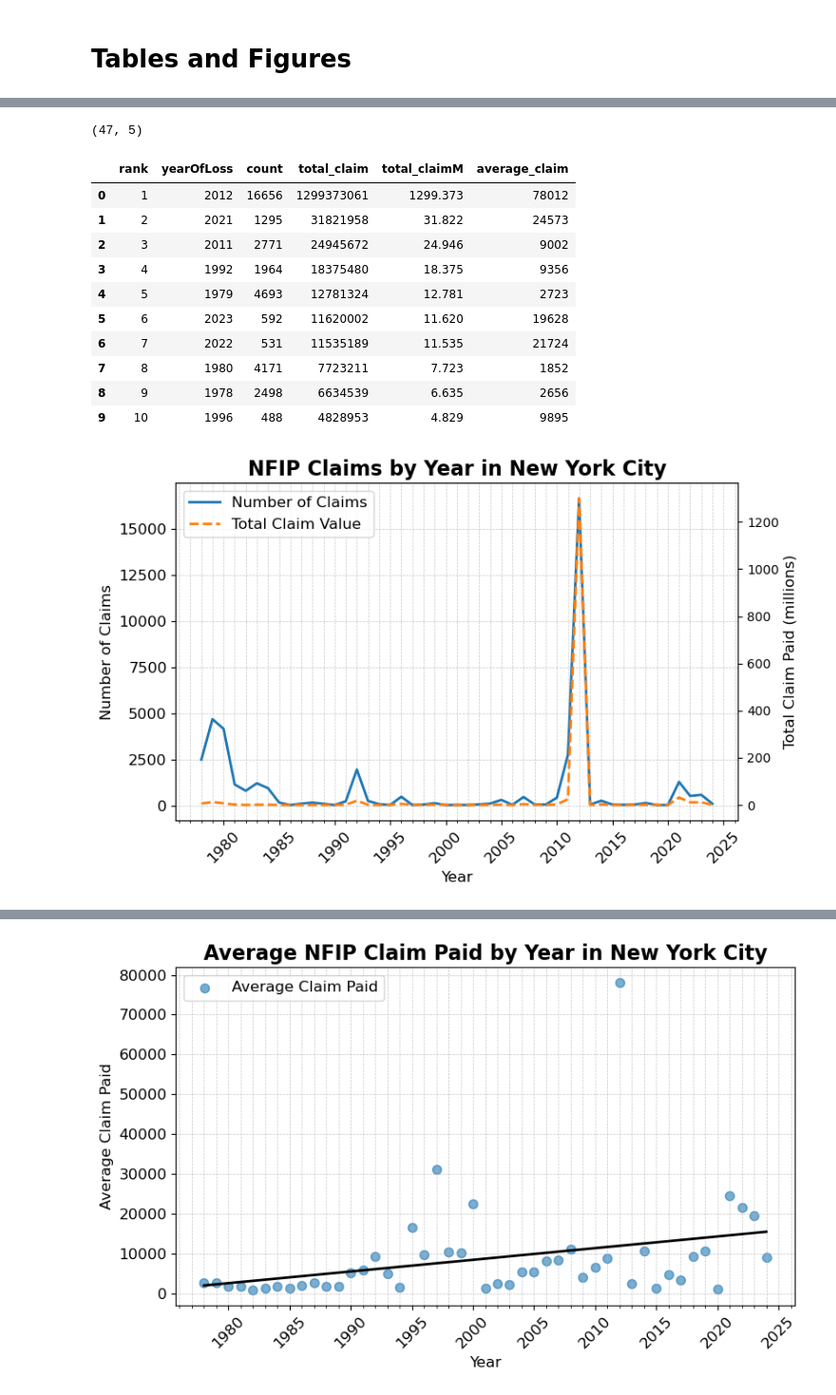
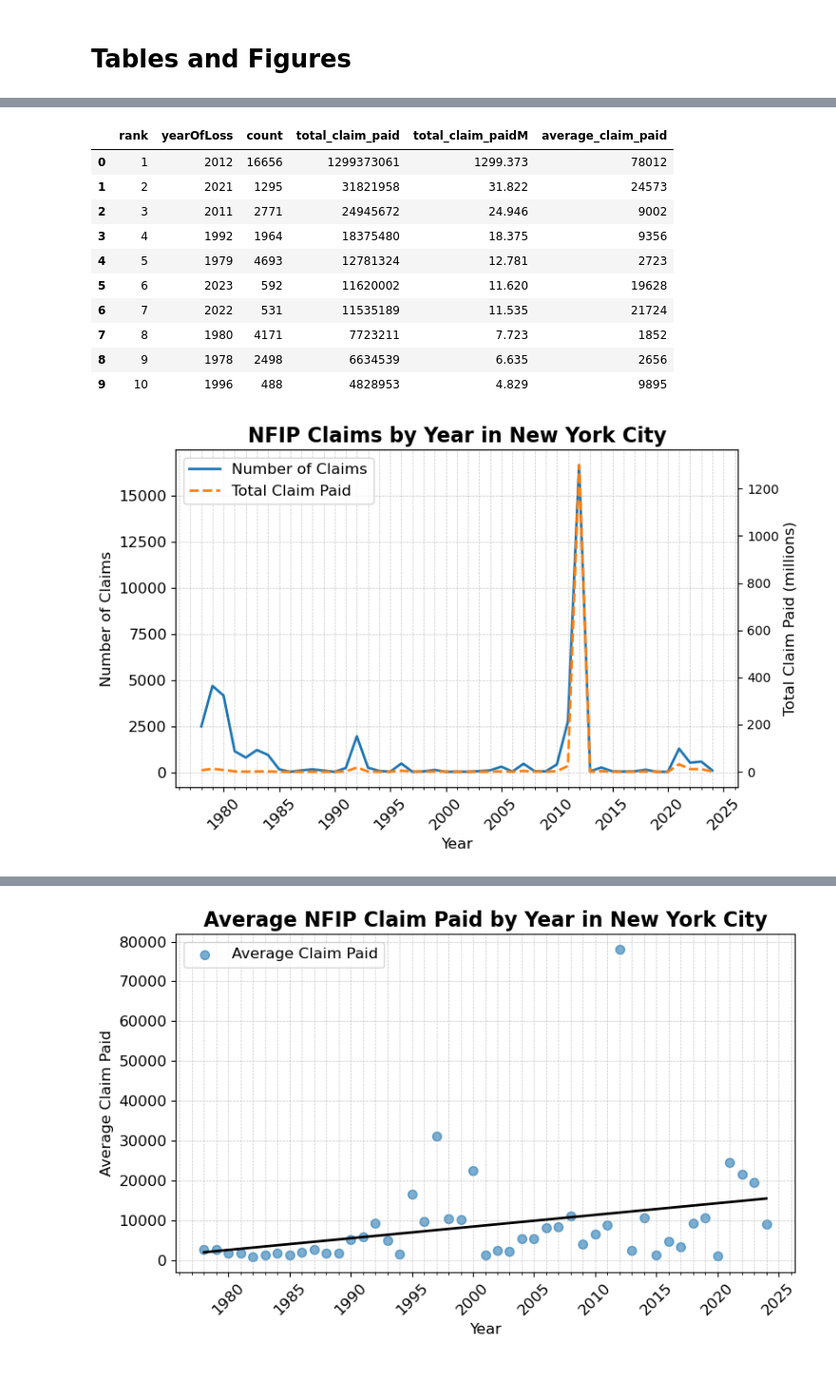
Before and after one commit to mebauer/nyc-odw25-nfip, a Jupyter notebook: figures.ipynb, the cells around one changed output, grey strips where cells are left out. Shown at 95% size. Drawn from its saved outputs; the diff is of its cells as text; code cells hidden in the pictures.

```diff
--- a/figures.ipynb
+++ b/figures.ipynb
@@ -385,30 +408,34 @@ df
 # %%
 sql = """
     SELECT
-        floodEvent,
         yearOfLoss,
         COUNT(*) AS count,
-        ROUND((SUM(amountPaidOnBuildingClaim)
+        ROUND(
+            SUM(amountPaidOnBuildingClaim)
             + SUM(amountPaidOnContentsClaim)
-            + SUM(amountPaidOnIncreasedCostOfComplianceClaim)) / 1_000_000, 3) AS total_amount_paidM,
-        ROUND((SUM(amountPaidOnBuildingClaim)
+            + SUM(amountPaidOnIncreasedCostOfComplianceClaim
+        ), 0)::BIGINT AS total_claim_paid,
+        ROUND(
+            (SUM(amountPaidOnBuildingClaim)
             + SUM(amountPaidOnContentsClaim)
             + SUM(amountPaidOnIncreasedCostOfComplianceClaim)
-        ) / count, 0)::INT AS average_amount_paid
+        ) / 1_000_000, 3) AS total_claim_paidM,
+        ROUND(
+            (SUM(amountPaidOnBuildingClaim)
+            + SUM(amountPaidOnContentsClaim)
+            + SUM(amountPaidOnIncreasedCostOfComplianceClaim)
+        ) / count, 0)::INT AS average_claim_paid
     FROM
         claims
     WHERE
-        floodEvent NOT NULL
+        yearOfLoss != 2025
     GROUP BY
-        floodEvent, yearOfLoss
+        yearOfLoss
     ORDER BY
-        total_amount_paidM DESC
-    LIMIT
-        15
+        total_claim_paid DESC
 """
 
 df = con.sql(sql).to_df()
-
 print(df.shape)
-df
+df.head()
 # %% [output]
@@ -432,51 +449,21 @@ df
-# %%
-sql = """
-    SELECT
-        yearOfLoss,
-        COUNT(*) AS count,
-        ROUND(
-            SUM(amountPaidOnBuildingClaim)
-            + SUM(amountPaidOnContentsClaim)
-            + SUM(amountPaidOnIncreasedCostOfComplianceClaim), 0)::BIGINT AS total_claim,
-        ROUND((SUM(amountPaidOnBuildingClaim)
-            + SUM(amountPaidOnContentsClaim)
-            + SUM(amountPaidOnIncreasedCostOfComplianceClaim)) / 1_000_000, 3) AS total_claimM,
-        ROUND((SUM(amountPaidOnBuildingClaim)
-            + SUM(amountPaidOnContentsClaim)
-            + SUM(amountPaidOnIncreasedCostOfComplianceClaim)
-        ) / count, 0)::INT AS average_claim
-    FROM
-        claims
-    WHERE
-        yearOfLoss != 2025
-    GROUP BY
-        yearOfLoss
-    ORDER BY
-        total_claim DESC
-"""
-
-df = con.sql(sql).to_df()
-print(df.shape)
-# %% [output]
-(47, 5)
 # %%
 top_ten = (
     df
-    .sort_values(by='total_claim', ascending=False)
+    .sort_values(by='total_claim_paid', ascending=False)
     .head(10)
     .assign(rank=range(1, 11))
 )
 
 cols = [
     'rank', 'yearOfLoss',
-    'count', 'total_claim', 'total_claimM', 'average_claim'
+    'count', 'total_claim_paid', 'total_claim_paidM', 'average_claim_paid'
 ]
 
 top_ten = top_ten.loc[:, cols]
 
 top_ten
 # %% [output]
-|  | rank | yearOfLoss | count | total_claim | total_claimM | average_claim |
+|  | rank | yearOfLoss | count | total_claim_paid | total_claim_paidM | average_claim_paid |
 | 0 | 1 | 2012 | 16656 | 1299373061 | 1299.373 | 78012 |
 | 1 | 2 | 2021 | 1295 | 31821958 | 31.822 | 24573 |
 | 2 | 3 | 2011 | 2771 | 24945672 | 24.946 | 9002 |
@@ -509,44 +496,44 @@ ax2 = ax1.twinx()
 sns.lineplot(
     data=df,
     x='yearOfLoss',
-    y='total_claimM',
+    y='total_claim_paidM',
     ax=ax2,
     color='C1',
     linewidth=2,
     linestyle='--',  # Dashed line for differentiation
-    label='Total Claim Value'
+    label='Total Claim Paid'
 )
 
 # set the title and labels with clear and concise text
 ax1.set_title('NFIP Claims by Year in New York City', fontsize=16, weight='bold')
 ax1.set_xlabel('Year', fontsize=12)
 ax1.set_ylabel('Number of Claims', fontsize=12)
 ax2.set_ylabel('Total Claim Paid (millions)', fontsize=12)
 
 # set the x-axis major and minor ticks
 ax1.xaxis.set_major_locator(ticker.MultipleLocator(5))
 ax1.xaxis.set_minor_locator(ticker.MultipleLocator(1))
 
 # improve tick label formatting
 ax1.tick_params(axis='x', rotation=45)  # Rotate x-ticks for better readability
 ax1.tick_params(axis='both', which='major', labelsize=12)
 ax1.tick_params(axis='both', which='minor', labelsize=10)
 
 # add a grid with lighter lines and make sure the grid is only on the primary axis
 ax1.grid(True, which='both', axis='both', linestyle='--', linewidth=0.5, alpha=0.7)
 
 # combine the legends from both axes and put them in the upper left
 handles, labels = ax1.get_legend_handles_labels()
 handles2, labels2 = ax2.get_legend_handles_labels()
 
 # combine the handles and labels from both axes
 ax1.legend(handles + handles2, labels + labels2, loc='upper left', fontsize=12)
 ax2.legend().set_visible(False)
 
 # tight layout to adjust spacing
 plt.tight_layout()
 # %% [output]
-[figure, old version]
+[figure, new version]
 # %%
 # create the figure and axes
 fig, ax1 = plt.subplots(figsize=(8, 5))
```
Also changed, not shown: parts of 35 cells of this notebook.
